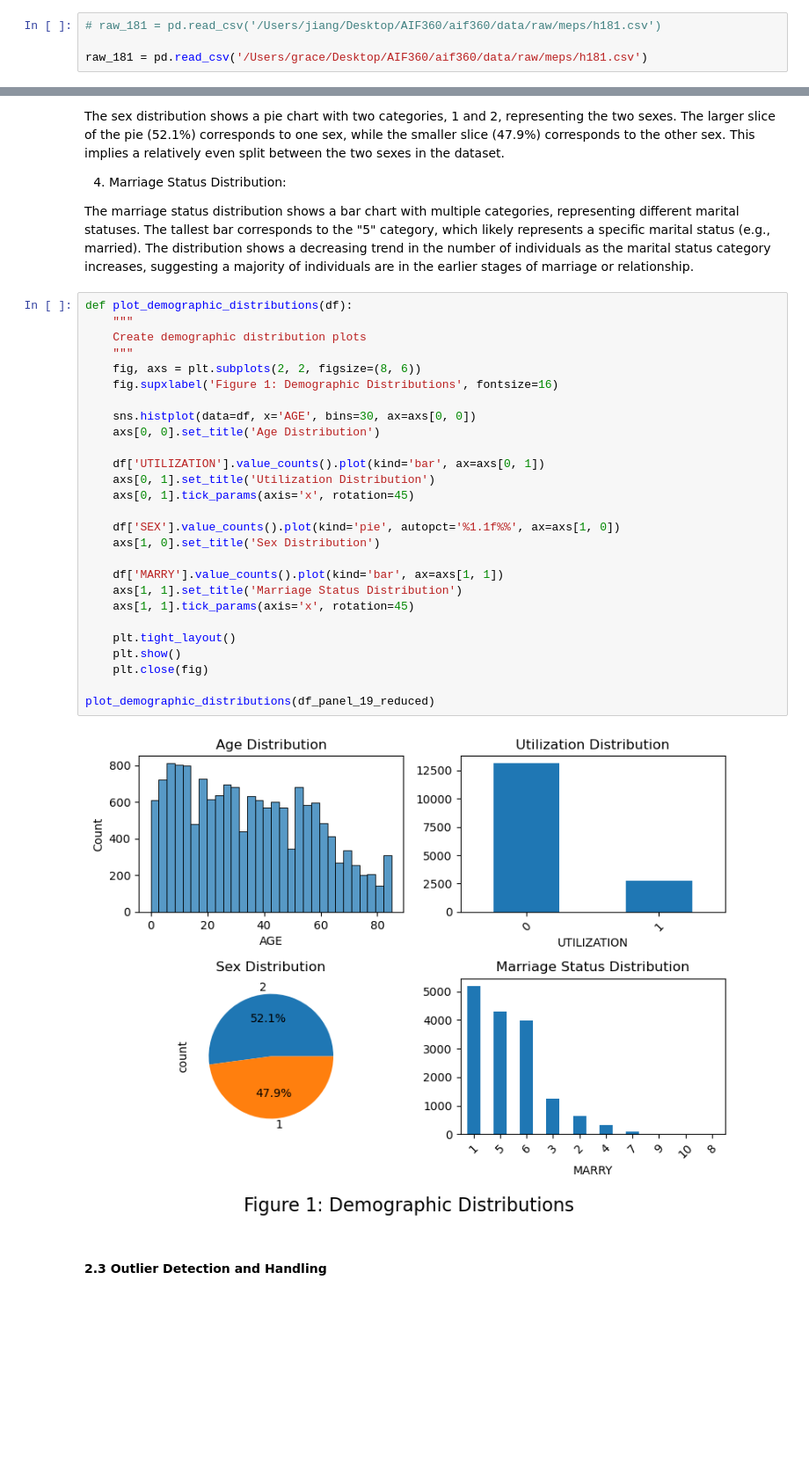
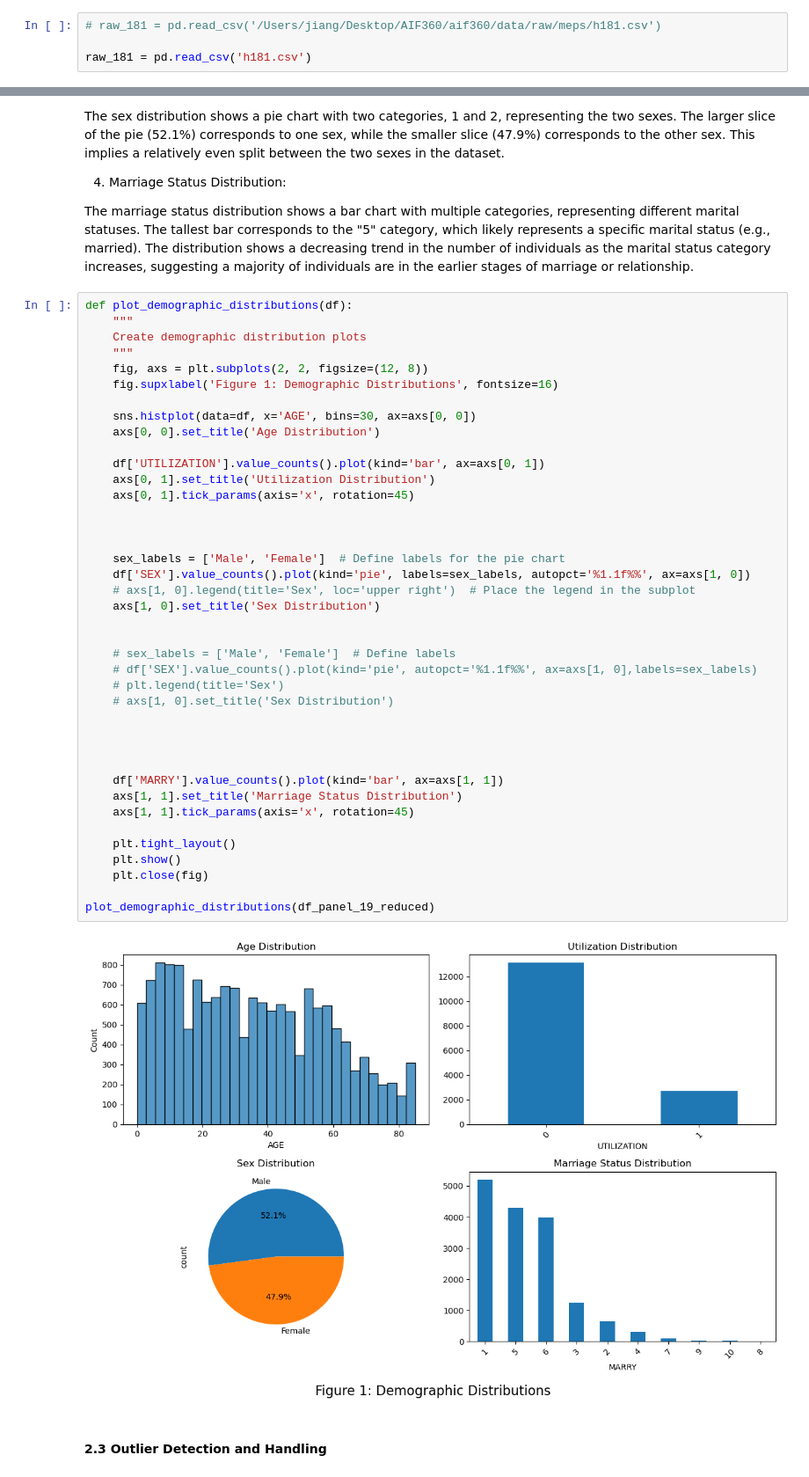
Before and after one commit to gracejiang0929/FA24_DSC180A_Repo, a Jupyter notebook: pt3-bias-mitigation.ipynb, the cells around one changed output, grey strips where cells are left out. Shown at 88% size. Drawn from its saved outputs; the diff is of its cells as text; blank space fills up the shorter version.

```diff
--- a/pt3-bias-mitigation.ipynb
+++ b/pt3-bias-mitigation.ipynb
@@ -166,7 +165,7 @@ To enable the following instructions: AVX2 FMA, in other operations, rebuild Ten
 # %%
 # raw_181 = pd.read_csv('/Users/jiang/Desktop/AIF360/aif360/data/raw/meps/h181.csv')
 
-raw_181 = pd.read_csv('/Users/grace/Desktop/AIF360/aif360/data/raw/meps/h181.csv')
+raw_181 = pd.read_csv('h181.csv')
 # %% [markdown]
 #### Apply pre-processing scripts
 # %%
@@ -452,32 +451,45 @@ The distribution shows a decreasing trend in the number of individuals as the ma
 # %%
 def plot_demographic_distributions(df):
     """
     Create demographic distribution plots
     """
-    fig, axs = plt.subplots(2, 2, figsize=(8, 6))
+    fig, axs = plt.subplots(2, 2, figsize=(12, 8))
     fig.supxlabel('Figure 1: Demographic Distributions', fontsize=16)
 
     sns.histplot(data=df, x='AGE', bins=30, ax=axs[0, 0])
     axs[0, 0].set_title('Age Distribution')
 
     df['UTILIZATION'].value_counts().plot(kind='bar', ax=axs[0, 1])
     axs[0, 1].set_title('Utilization Distribution')
     axs[0, 1].tick_params(axis='x', rotation=45)
 
-    df['SEX'].value_counts().plot(kind='pie', autopct='%1.1f%%', ax=axs[1, 0])
+
+
+    sex_labels = ['Male', 'Female']  # Define labels for the pie chart
+    df['SEX'].value_counts().plot(kind='pie', labels=sex_labels, autopct='%1.1f%%', ax=axs[1, 0])
+    # axs[1, 0].legend(title='Sex', loc='upper right')  # Place the legend in the subplot
     axs[1, 0].set_title('Sex Distribution')
+
+
+    # sex_labels = ['Male', 'Female']  # Define labels
+    # df['SEX'].value_counts().plot(kind='pie', autopct='%1.1f%%', ax=axs[1, 0],labels=sex_labels)
+    # plt.legend(title='Sex')
+    # axs[1, 0].set_title('Sex Distribution')
+
+
+
 
     df['MARRY'].value_counts().plot(kind='bar', ax=axs[1, 1])
     axs[1, 1].set_title('Marriage Status Distribution')
     axs[1, 1].tick_params(axis='x', rotation=45)
 
     plt.tight_layout()
     plt.show()
     plt.close(fig)
 
 plot_demographic_distributions(df_panel_19_reduced)
 # %% [output]
-[figure, old version]
+[figure, new version]
 # %% [markdown]
 #### 2.3 Outlier Detection and Handling
 # %% [markdown]
```
Also changed, not shown: parts of 5 cells of this notebook.
